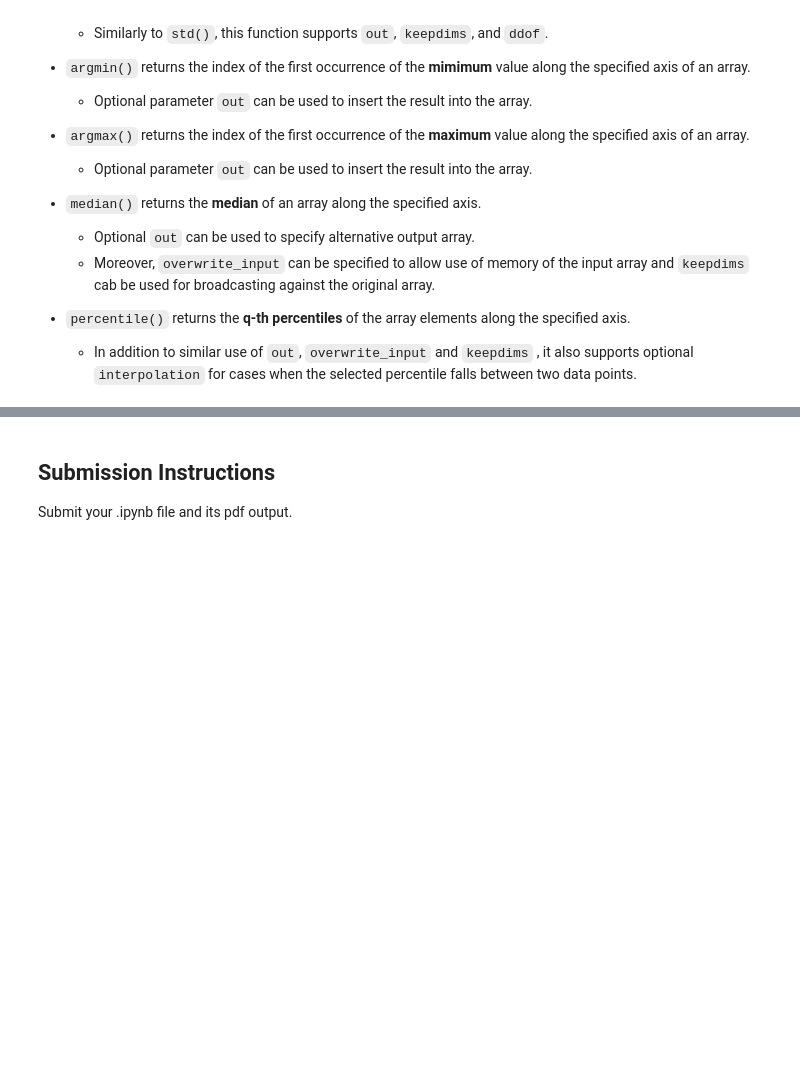
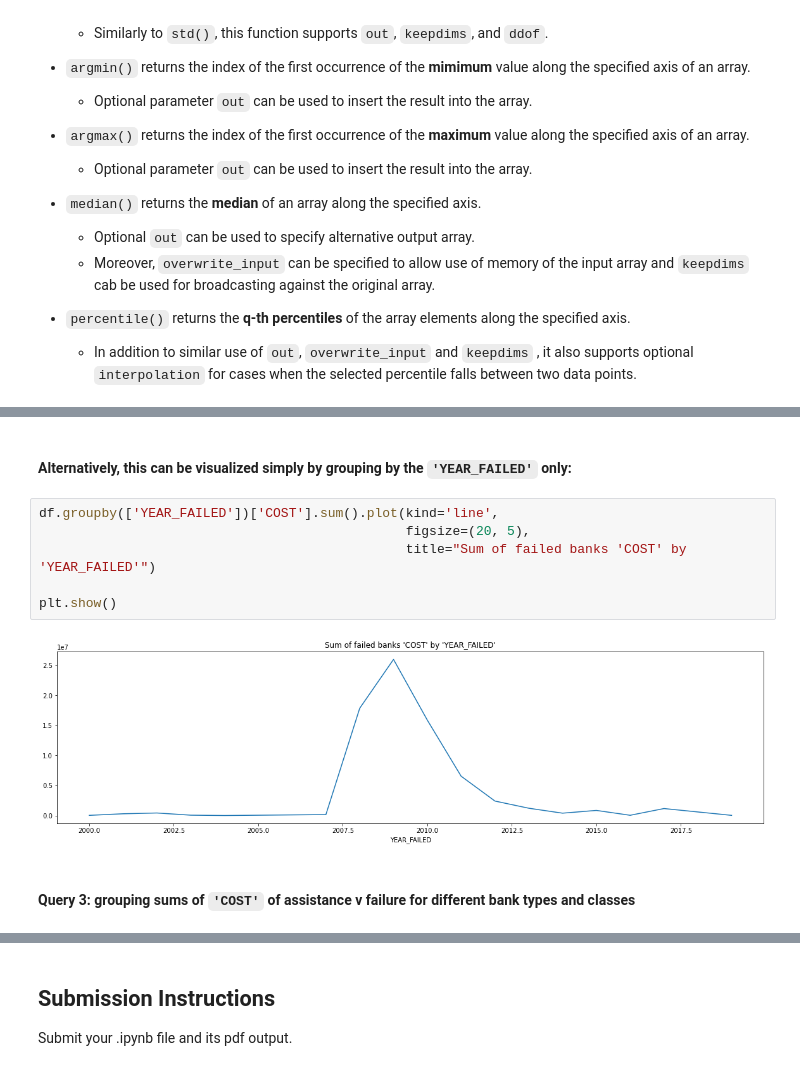
Before and after one commit to allaccountstaken/best_of_Python, a Jupyter notebook: M7/Exercise_Aggregates.ipynb, the cells around one changed output, grey strips where cells are left out. Drawn from its saved outputs; the diff is of its cells as text; blank space fills up the shorter version.

```diff
--- a/M7/Exercise_Aggregates.ipynb
+++ b/M7/Exercise_Aggregates.ipynb
@@ -200,0 +217,12 @@ grouped.describe()
+# %% [markdown]
+#### Alternatively, this can be visualized simply by grouping by the `'YEAR_FAILED'` only:
+# %%
+df.groupby(['YEAR_FAILED'])['COST'].sum().plot(kind='line',
+                                               figsize=(20, 5),
+                                               title="Sum of failed banks 'COST' by 'YEAR_FAILED'")
+
+plt.show()
+# %% [output]
+[figure, added]
+# %% [markdown]
+#### Query 3: grouping sums of `'COST'` of assistance v failure for different bank types and classes
```
Also changed, not shown: parts of 54 cells of this notebook, 11 other files.
